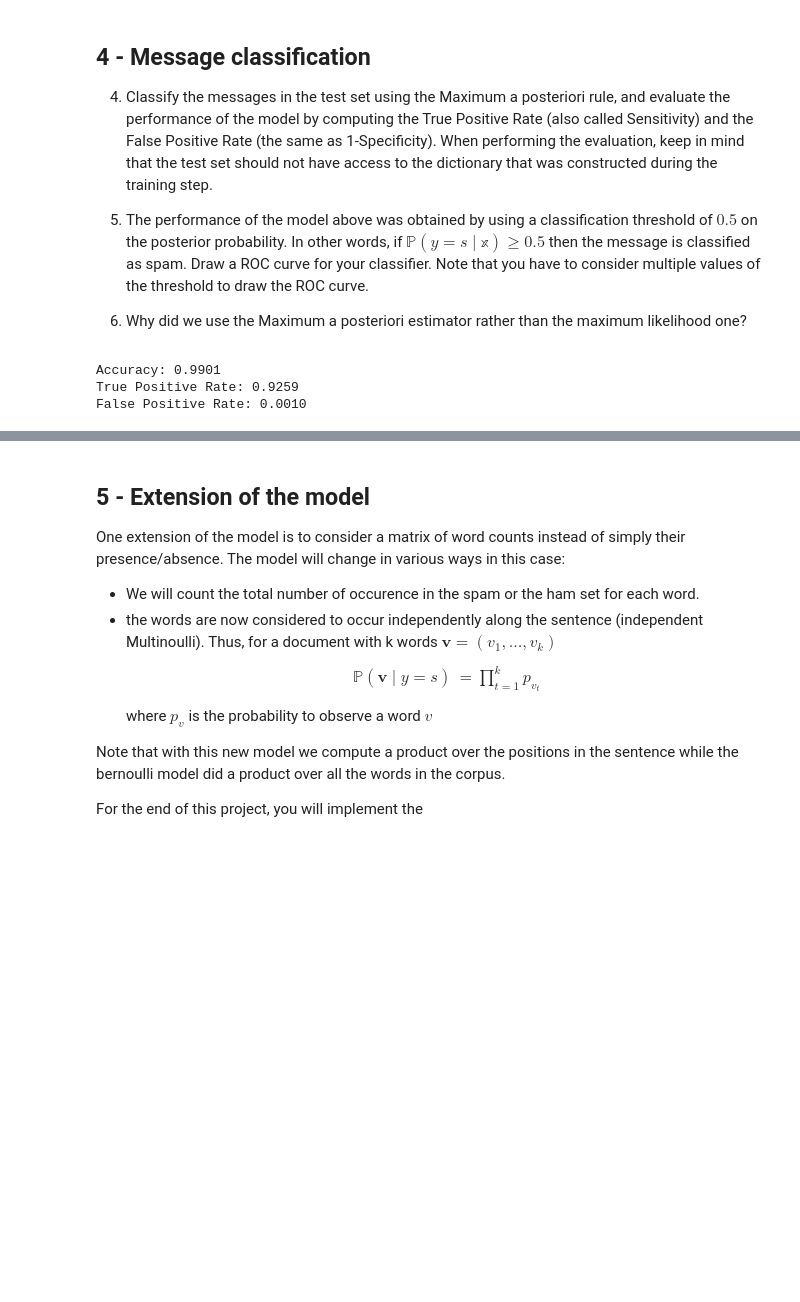
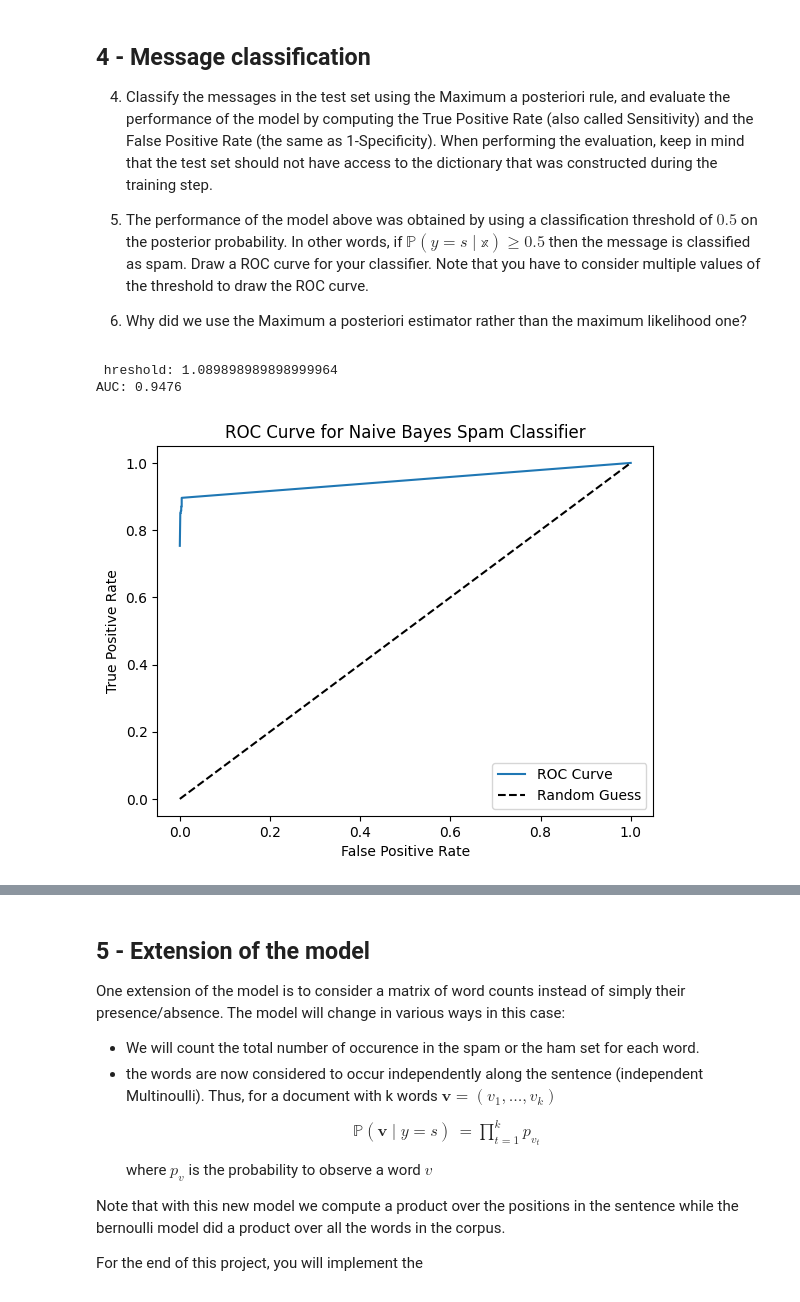
Before and after one commit to vincenteichhorn/cs-apml-assignments, a Jupyter notebook: src/01-spam-classification/Spam_project_subject_2025.ipynb, the cells around one changed output, grey strips where cells are left out. Cells and saved outputs as stored; diff of their text form; code cells hidden in the pictures; blank space fills up the shorter version.

```diff
--- a/src/01-spam-classification/Spam_project_subject_2025.ipynb
+++ b/src/01-spam-classification/Spam_project_subject_2025.ipynb
@@ -352,31 +352,41 @@ plt.show()
 6. Why did we use the Maximum a posteriori estimator rather than the maximum likelihood one?
 # %%
 def estimate_map(Theta, x, spam_prior, ham_prior, threshold=0.5):
-    log_p_ham = np.log(ham_prior)
-    log_p_spam = np.log(spam_prior)
+    Theta = np.clip(Theta, 1e-10, 1 - 1e-10)
 
-    theta[theta == 0] = 1e-10
+    log_p_ham = np.log(ham_prior) + np.sum(x * np.log(Theta[:,0]) + (1 - x) * np.log(1 - Theta[:,0]))
+    log_p_spam = np.log(spam_prior) + np.sum(x * np.log(Theta[:,1]) + (1 - x) * np.log(1 - Theta[:,1]))
 
-    log_p_ham += np.sum(x * np.log(Theta[:,0]) + (1 - x) * np.log(1 - Theta[:,0]))
-    log_p_spam += np.sum(x * np.log(Theta[:,1]) + (1 - x) * np.log(1 - Theta[:,1]))
-
-    log_ratio = log_p_spam - log_p_ham
-
-    return 1 if log_ratio >= np.log(threshold / (1 - threshold)) else 0
+    p_ham, p_spam = np.exp(log_p_ham), np.exp(log_p_spam)
+    return 1 if p_spam / (p_spam + p_ham) >= threshold else 0
 # %%
-Y_pred = np.array([estimate_map(theta, x, spam_prior, ham_prior) for x in X_test])
-# calculate accuracy, true positive rate, false positive rate
-accuracy = np.mean(Y_pred == Y_test)
-true_positives = np.sum((Y_pred == 1) & (Y_test == 1))
-false_positives = np.sum((Y_pred == 1) & (Y_test == 0))
-false_negatives = np.sum((Y_pred == 0) & (Y_test == 1))
-true_negatives = np.sum((Y_pred == 0) & (Y_test == 0))
-true_positive_rate = true_positives / (true_positives + false_negatives)
-false_positive_rate = false_positives / (false_positives + true_negatives)
-print(f"Accuracy: {accuracy:.4f}")
-print(f"True Positive Rate: {true_positive_rate:.4f}")
-print(f"False Positive Rate: {false_positive_rate:.4f}")
+# create roc curve
+thresholds = np.linspace(0, 1, 100)
+tpr_list = []
+fpr_list = []
+for i, threshold in enumerate(thresholds):
+    print("Threshold:", threshold, end="\r")
+    Y_pred = np.array([estimate_map(theta, x, spam_prior, ham_prior, threshold) for x in X_test])
+    true_positives = np.sum((Y_pred == 1) & (Y_test == 1))
+    false_positives = np.sum((Y_pred == 1) & (Y_test == 0))
+    false_negatives = np.sum((Y_pred == 0) & (Y_test == 1))
+    true_negatives = np.sum((Y_pred == 0) & (Y_test == 0))
+    true_positive_rate = true_positives / (true_positives + false_negatives)
+    false_positive_rate = false_positives / (false_positives + true_negatives)
+    tpr_list.append(true_positive_rate)
+    fpr_list.append(false_positive_rate)
+auc = np.trapezoid(tpr_list[::-1], fpr_list[::-1])
+print(" ")
+print(f"AUC: {auc:.4f}")
+plt.figure()
+plt.plot(fpr_list, tpr_list, label='ROC Curve')
+plt.plot([0, 1], [0, 1], 'k--', label='Random Guess')
+plt.xlabel('False Positive Rate')
+plt.ylabel('True Positive Rate')
+plt.title('ROC Curve for Naive Bayes Spam Classifier')
+plt.legend()
+plt.show()
 # %% [output]
-Accuracy: 0.9901
-True Positive Rate: 0.9259
-False Positive Rate: 0.0010
+ hreshold: 1.089898989898999964
+AUC: 0.9476
+[figure, added]
```
Also changed, not shown: parts of 3 cells of this notebook.
